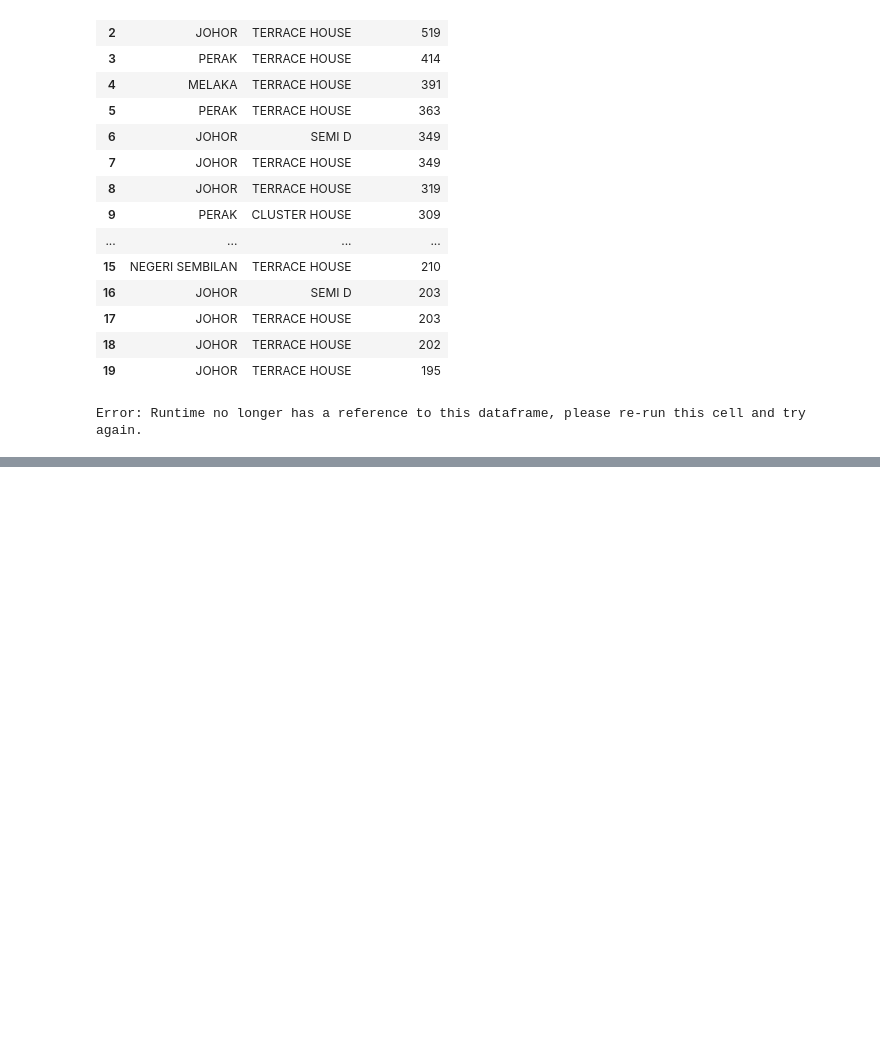
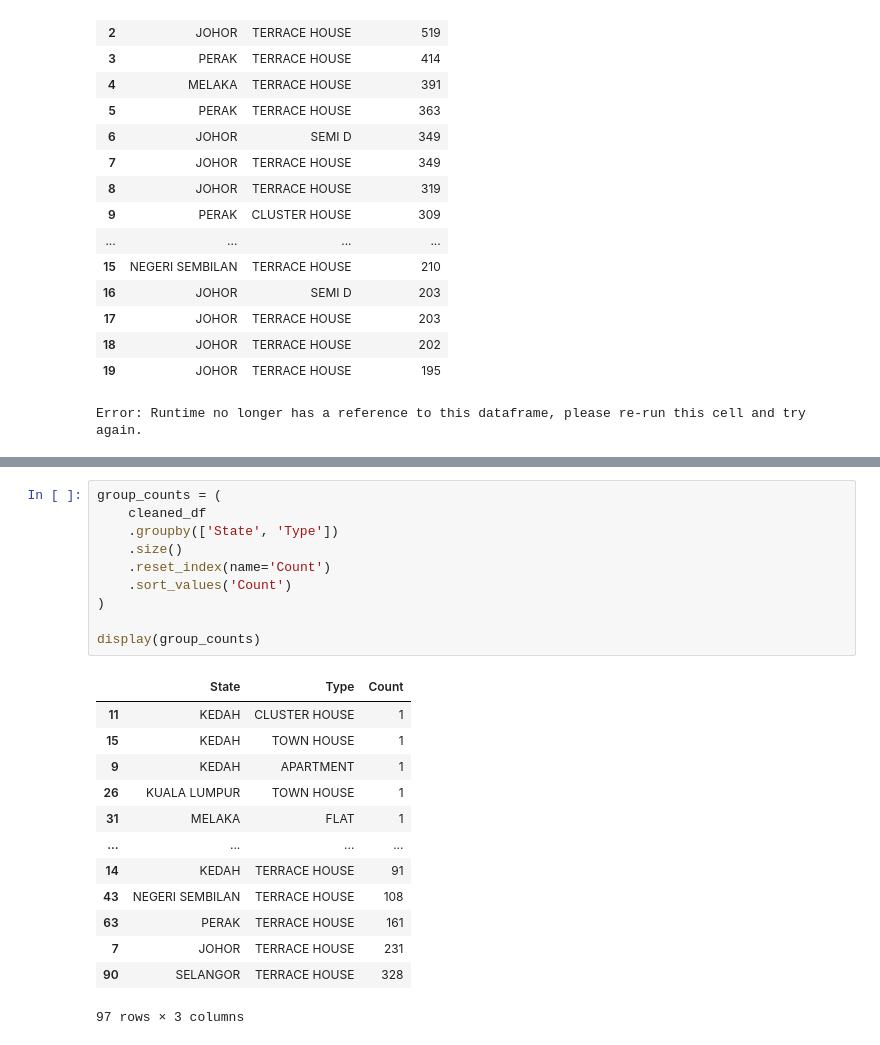
Before and after one commit to JingYang06522/DSTest, a Jupyter notebook: clean_dataset.ipynb, the cells around one changed output, grey strips where cells are left out. Cells and saved outputs as stored; diff of their text form; blank space fills up the shorter version.

```diff
--- a/clean_dataset.ipynb
+++ b/clean_dataset.ipynb
@@ -574,0 +513,24 @@ Blank strings: 0
+# %%
+group_counts = (
+    cleaned_df
+    .groupby(['State', 'Type'])
+    .size()
+    .reset_index(name='Count')
+    .sort_values('Count')
+)
+
+display(group_counts)
+# %% [output]
+|  | State | Type | Count |
+| 11 | KEDAH | CLUSTER HOUSE | 1 |
+| 15 | KEDAH | TOWN HOUSE | 1 |
+| 9 | KEDAH | APARTMENT | 1 |
+| 26 | KUALA LUMPUR | TOWN HOUSE | 1 |
+| 31 | MELAKA | FLAT | 1 |
+| ... | ... | ... | ... |
+| 14 | KEDAH | TERRACE HOUSE | 91 |
+| 43 | NEGERI SEMBILAN | TERRACE HOUSE | 108 |
+| 63 | PERAK | TERRACE HOUSE | 161 |
+| 7 | JOHOR | TERRACE HOUSE | 231 |
+| 90 | SELANGOR | TERRACE HOUSE | 328 |
+97 rows × 3 columns
```
Also changed, not shown: parts of 13 cells of this notebook.
